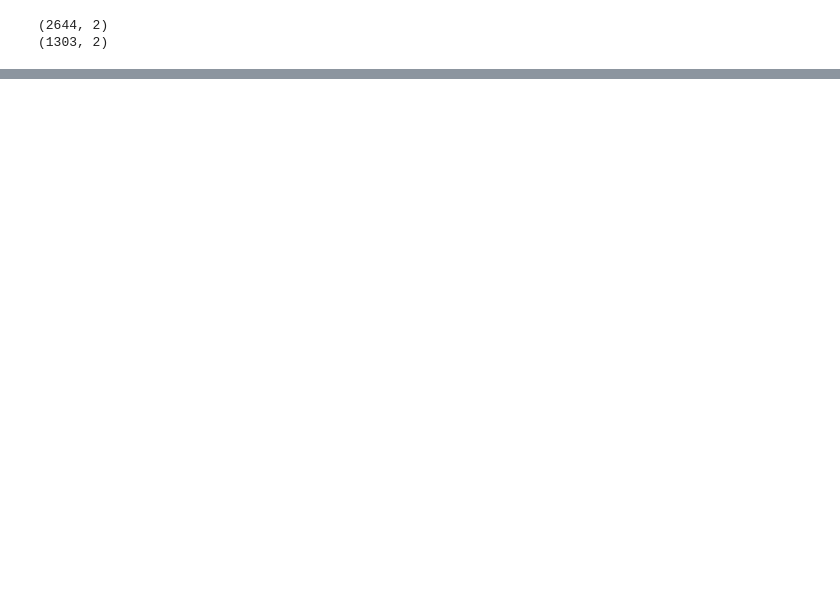
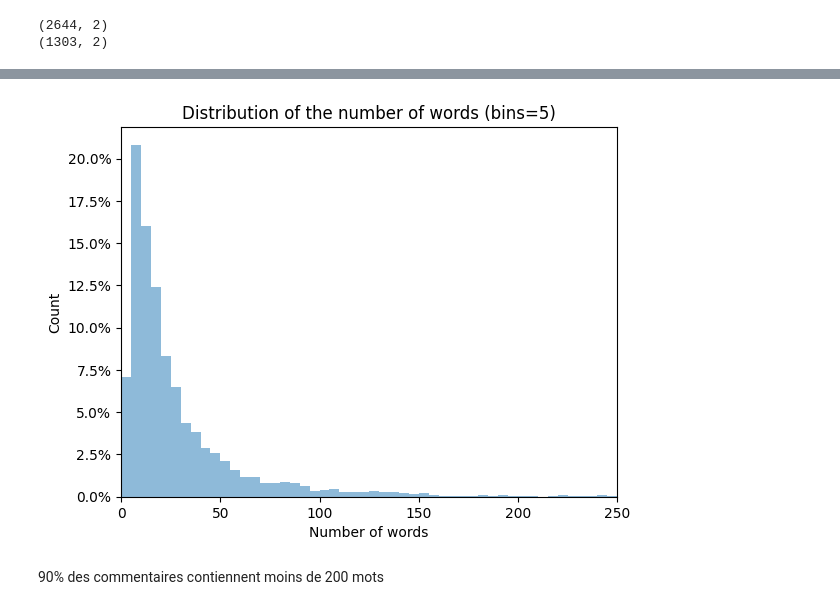
Before and after one commit to Mouni0816/OnlineInsultDetection, a Jupyter notebook: Notebooks/1_Cleaning.ipynb, the cells around one changed output, grey strips where cells are left out. Saved outputs shown, nothing was run; the diff lists cells and outputs as text; code cells hidden in the pictures; blank space fills up the shorter version.

```diff
--- a/Notebooks/1_Cleaning.ipynb
+++ b/Notebooks/1_Cleaning.ipynb
@@ -101,0 +129,15 @@ df_test.to_csv("../data_models/df_test.csv", index=False)
+# %%
+bins2 = [ 5*i for i in range(0, 100)]
+
+plt.hist(number_words, bins=bins2, alpha=0.5, weights=np.ones(len(number_words)) / len(number_words))
+plt.gca().yaxis.set_major_formatter(PercentFormatter(1))
+plt.title('Distribution of the number of words (bins=5)')
+plt.xlabel('Number of words')
+plt.ylabel('Count')
+plt.xlim(0, 250)
+
+plt.show()
+# %% [output]
+[figure, added]
+# %% [markdown]
+90% des commentaires contiennent moins de 200 mots
```
Also changed, not shown: parts of 10 cells of this notebook, 6 other files.
